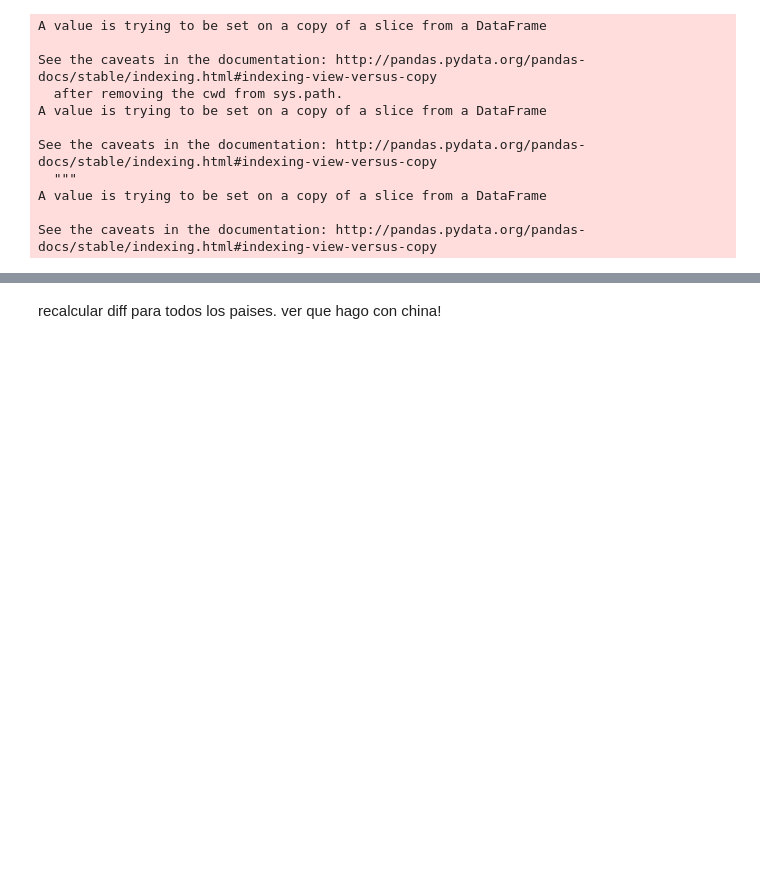
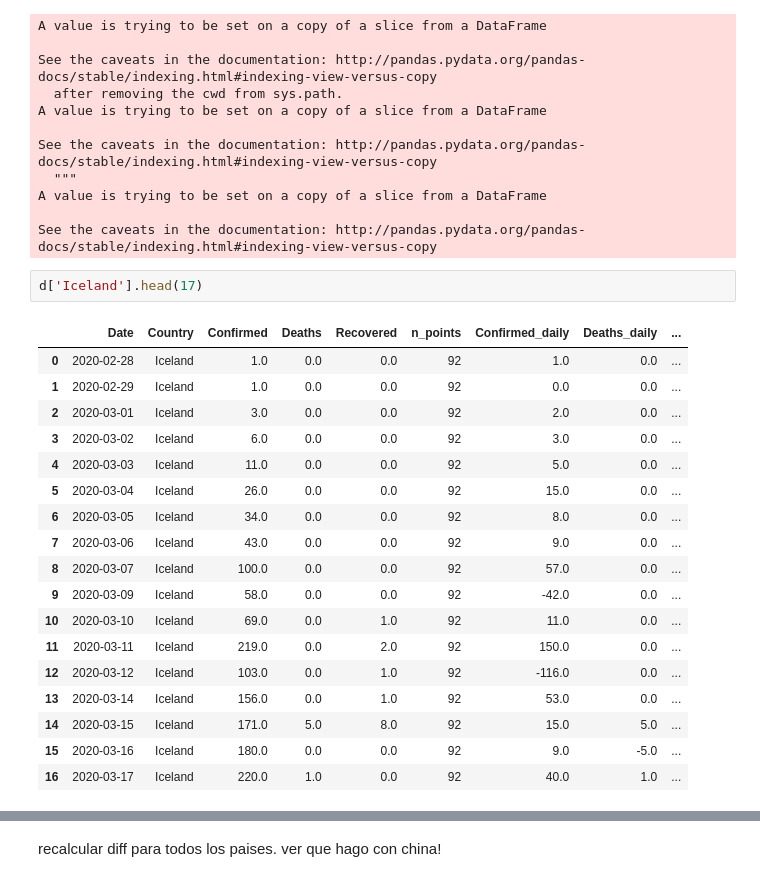
Before and after one commit to cnegrelli/COVID_19, a Jupyter notebook: csse_covid_19_data/csse_covid_19_daily_reports/COVID-19.ipynb, the cells around one changed output, grey strips where cells are left out. Drawn from its saved outputs; the diff is of its cells as text; blank space fills up the shorter version.

Commit message:
Daily cases cleaned for countries starting with I

```diff
--- a/csse_covid_19_data/csse_covid_19_daily_reports/COVID-19.ipynb
+++ b/csse_covid_19_data/csse_covid_19_daily_reports/COVID-19.ipynb
@@ -2459,3 +2459,24 @@ See the caveats in the documentation: http://pandas.pydata.org/pandas-docs/stabl
 A value is trying to be set on a copy of a slice from a DataFrame
 
 See the caveats in the documentation: http://pandas.pydata.org/pandas-docs/stable/indexing.html#indexing-view-versus-copy
+# %%
+d['Iceland'].head(17)
+# %% [output]
+|  | Date | Country | Confirmed | Deaths | Recovered | n_points | Confirmed_daily | Deaths_daily | ... |
+| 0 | 2020-02-28 | Iceland | 1.0 | 0.0 | 0.0 | 92 | 1.0 | 0.0 | ... |
+| 1 | 2020-02-29 | Iceland | 1.0 | 0.0 | 0.0 | 92 | 0.0 | 0.0 | ... |
+| 2 | 2020-03-01 | Iceland | 3.0 | 0.0 | 0.0 | 92 | 2.0 | 0.0 | ... |
+| 3 | 2020-03-02 | Iceland | 6.0 | 0.0 | 0.0 | 92 | 3.0 | 0.0 | ... |
+| 4 | 2020-03-03 | Iceland | 11.0 | 0.0 | 0.0 | 92 | 5.0 | 0.0 | ... |
+| 5 | 2020-03-04 | Iceland | 26.0 | 0.0 | 0.0 | 92 | 15.0 | 0.0 | ... |
+| 6 | 2020-03-05 | Iceland | 34.0 | 0.0 | 0.0 | 92 | 8.0 | 0.0 | ... |
+| 7 | 2020-03-06 | Iceland | 43.0 | 0.0 | 0.0 | 92 | 9.0 | 0.0 | ... |
+| 8 | 2020-03-07 | Iceland | 100.0 | 0.0 | 0.0 | 92 | 57.0 | 0.0 | ... |
+| 9 | 2020-03-09 | Iceland | 58.0 | 0.0 | 0.0 | 92 | -42.0 | 0.0 | ... |
+| 10 | 2020-03-10 | Iceland | 69.0 | 0.0 | 1.0 | 92 | 11.0 | 0.0 | ... |
+| 11 | 2020-03-11 | Iceland | 219.0 | 0.0 | 2.0 | 92 | 150.0 | 0.0 | ... |
+| 12 | 2020-03-12 | Iceland | 103.0 | 0.0 | 1.0 | 92 | -116.0 | 0.0 | ... |
+| 13 | 2020-03-14 | Iceland | 156.0 | 0.0 | 1.0 | 92 | 53.0 | 0.0 | ... |
+| 14 | 2020-03-15 | Iceland | 171.0 | 5.0 | 8.0 | 92 | 15.0 | 5.0 | ... |
+| 15 | 2020-03-16 | Iceland | 180.0 | 0.0 | 0.0 | 92 | 9.0 | -5.0 | ... |
+| 16 | 2020-03-17 | Iceland | 220.0 | 1.0 | 0.0 | 92 | 40.0 | 1.0 | ... |
```
Also changed, not shown: parts of 16 cells of this notebook.
